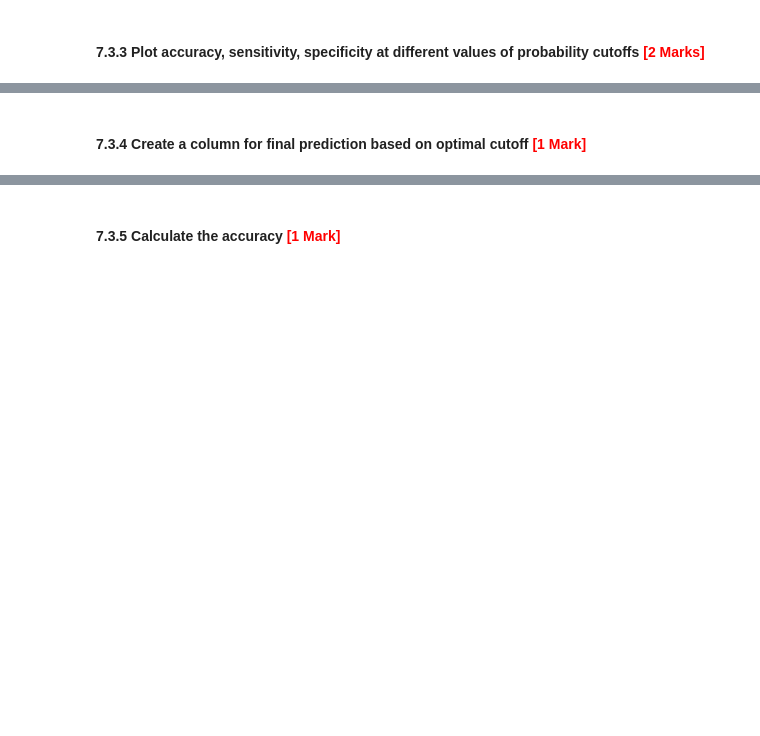
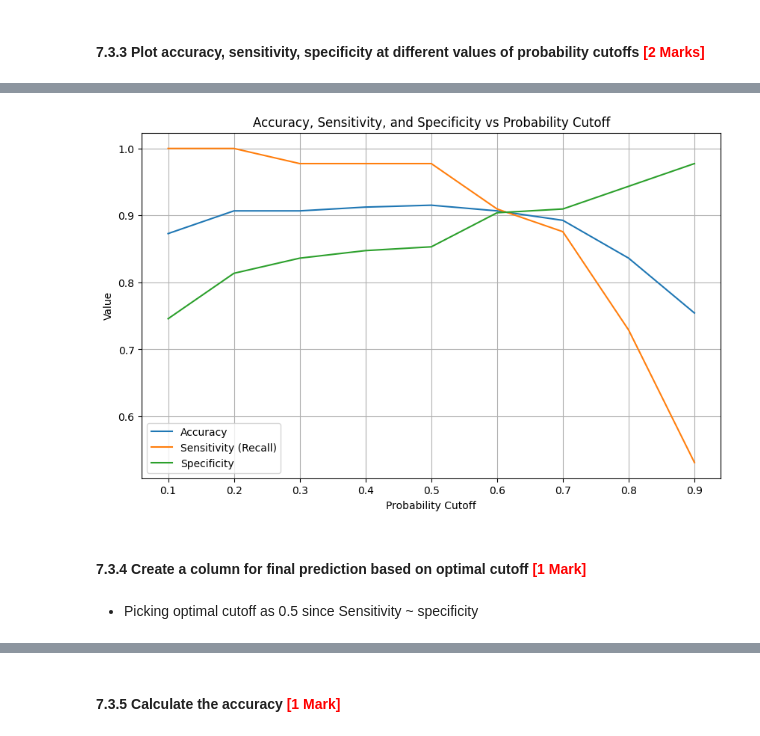
Before and after one commit to navyabhat98/Fraudulent_Insurance_Claim_Detection, a Jupyter notebook: Fraudulent_Insurance_Claim_Detection.ipynb, the cells around one changed output, grey strips where cells are left out. Cells and saved outputs as stored; diff of their text form; code cells hidden in the pictures; blank space fills up the shorter version.

```diff
--- a/Fraudulent_Insurance_Claim_Detection.ipynb
+++ b/Fraudulent_Insurance_Claim_Detection.ipynb
@@ -1166,3 +1350,10 @@ After analysing the area under the curve of the ROC, check the sensitivity and s
 #### **7.3.2** Predict on training data at various probability cutoffs <font color="red">[1 Mark]</font>
 # %%
 # Create columns with different probability cutoffs to explore the impact of cutoff on model performance
+cutoff_df = pd.DataFrame({
+    "Actual": y_train_encoded,
+    "Pred_Prob": y_train_pred_prob
+})
+for cutoff in [0.3, 0.4, 0.5, 0.6, 0.7]:
+    cutoff_df[f'Pred_Class_{cutoff}'] = (cutoff_df["Pred_Prob"] >= cutoff).astype(int)
+cutoff_df.head()
@@ -1174,0 +1369,20 @@ After analysing the area under the curve of the ROC, check the sensitivity and s
+# %%
+# Create a DataFrame to see the values of accuracy, sensitivity, and specificity at different values of probability cutoffs
+def evaluate_cutoff(cutoff):
+    predicted = (y_train_pred_prob >= cutoff).astype(int)
+    tn, fp, fn, tp = confusion_matrix(y_train_encoded, predicted).ravel()
+    accuracy = (tp + tn) / (tp + tn + fp + fn)
+    sensitivity = tp / (tp + fn)   # Recall
+    specificity = tn / (tn + fp)
+
+    return accuracy, sensitivity, specificity
+
+cutoff_values = [i/10 for i in range(1, 10)]
+cutoff_results = []
+for c in cutoff_values:
+    acc, sens, spec = evaluate_cutoff(c)
+    cutoff_results.append([c, acc, sens, spec])
+
+cutoff_df = pd.DataFrame(cutoff_results, columns=["Cutoff", "Accuracy", "Sensitivity", "Specificity"])
+
+cutoff_df
@@ -1175,4 +1400,20 @@ After analysing the area under the curve of the ROC, check the sensitivity and s
+# %%
+# Plot accuracy, sensitivity, and specificity at different values of probability cutoffs
+plt.figure(figsize=(10,6))
+plt.plot(cutoff_df['Cutoff'], cutoff_df['Accuracy'], label='Accuracy')
+plt.plot(cutoff_df['Cutoff'], cutoff_df['Sensitivity'], label='Sensitivity (Recall)')
+plt.plot(cutoff_df['Cutoff'], cutoff_df['Specificity'], label='Specificity')
+plt.xlabel('Probability Cutoff')
+plt.ylabel('Value')
+plt.title('Accuracy, Sensitivity, and Specificity vs Probability Cutoff')
+plt.legend()
+plt.grid(True)
+plt.show()
+# %% [output]
+[figure, added]
 # %% [markdown]
 #### **7.3.4** Create a column for final prediction based on optimal cutoff <font color="red">[1 Mark]</font>
+# %% [markdown]
+- Picking optimal cutoff as 0.5 since Sensitivity ~ specificity
 # %%
 # Create a column for final prediction based on the optimal cutoff
```
Also changed, not shown: parts of 51 cells of this notebook.
